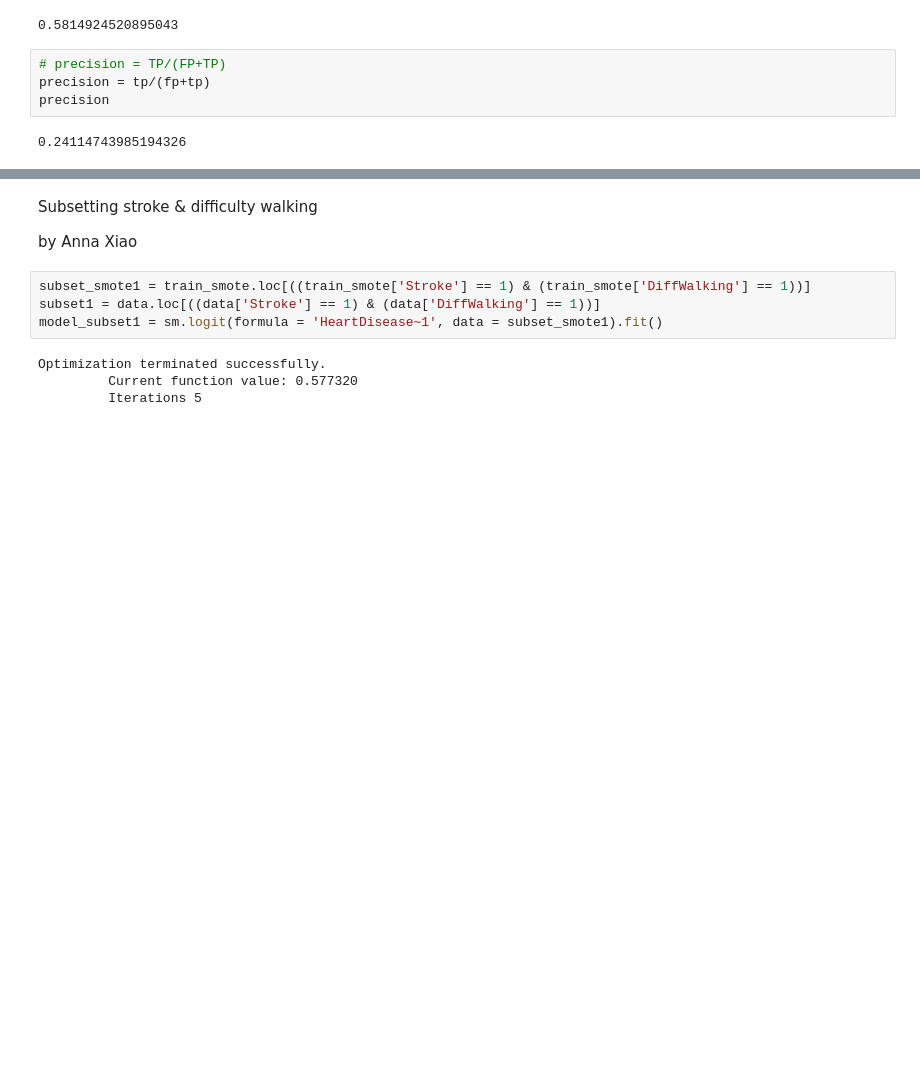
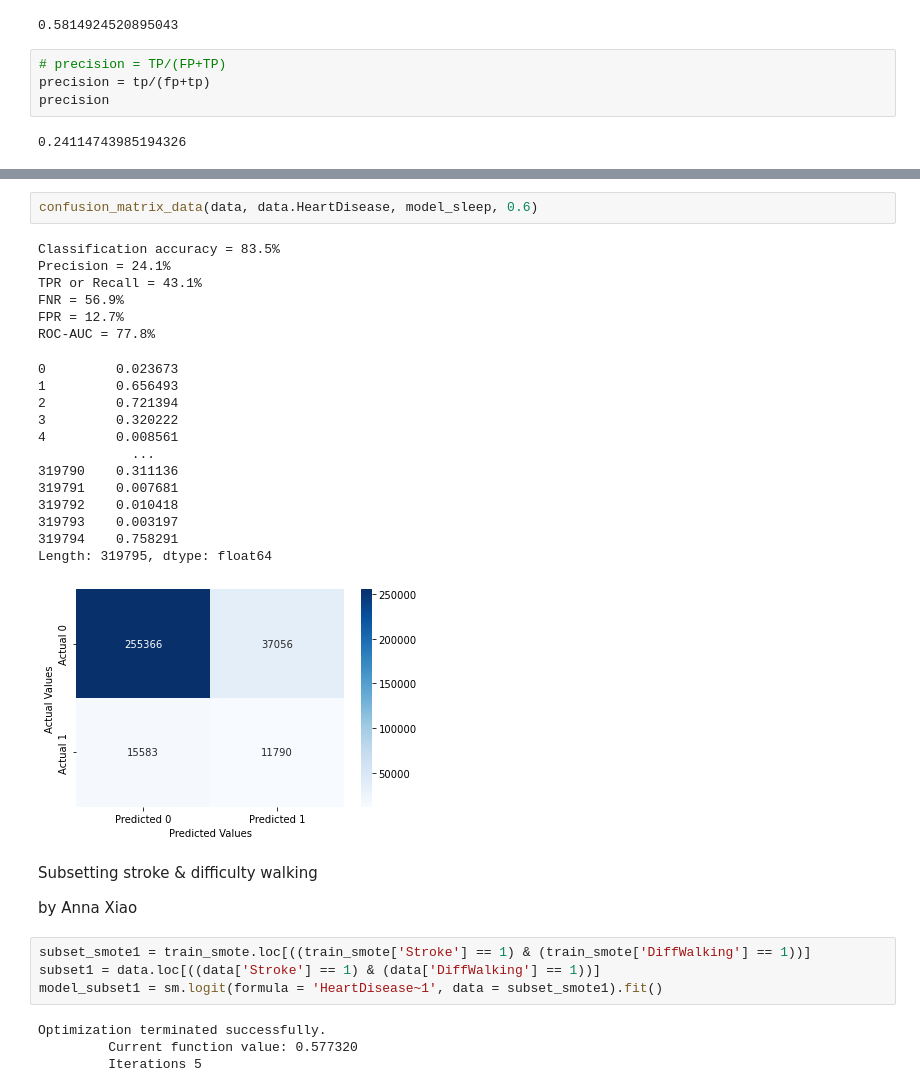
Before and after one commit to JerayuT/Group-5-WQ23-Data-Science, a Jupyter notebook: Project Code Template.ipynb, the cells around one changed output, grey strips where cells are left out. Drawn from its saved outputs; the diff is of its cells as text; blank space fills up the shorter version.

```diff
--- a/Project Code Template.ipynb
+++ b/Project Code Template.ipynb
@@ -1320,3 +1336,25 @@ Put the code(s) that fit the final model(s) in separate cell(s), i.e., the code
+# %%
+confusion_matrix_data(data, data.HeartDisease, model_sleep, 0.6)
+# %% [output]
+Classification accuracy = 83.5%
+Precision = 24.1%
+TPR or Recall = 43.1%
+FNR = 56.9%
+FPR = 12.7%
+ROC-AUC = 77.8%
+0         0.023673
+1         0.656493
+2         0.721394
+3         0.320222
+4         0.008561
+            ...
+319790    0.311136
+319791    0.007681
+319792    0.010418
+319793    0.003197
+319794    0.758291
+Length: 319795, dtype: float64
+[figure, added]
 # %% [markdown]
 Subsetting stroke & difficulty walking
 
```
Also changed, not shown: parts of 22 cells of this notebook.
